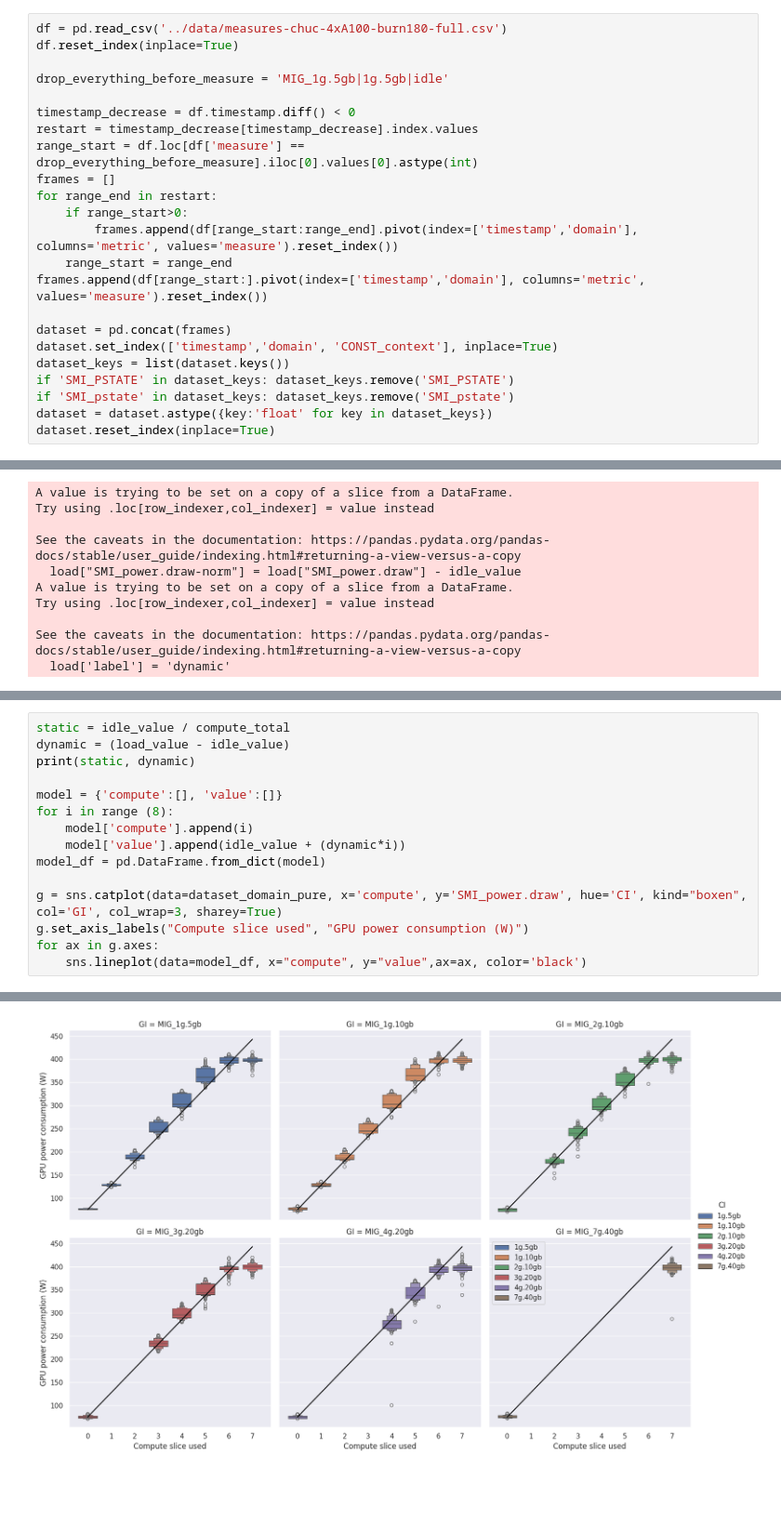
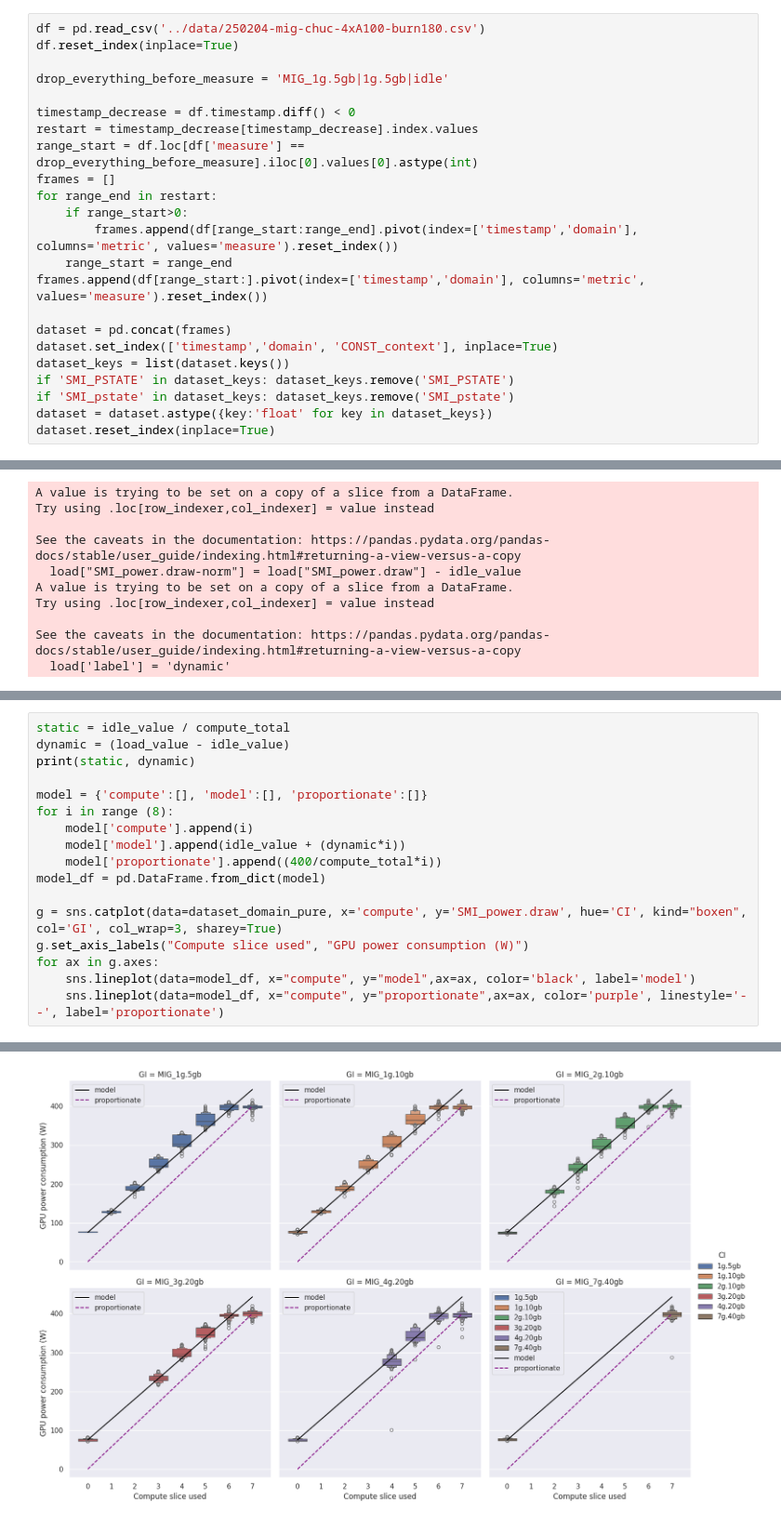
Before and after one commit to jacquetpi/cloud-gpu-manager, a Jupyter notebook: notebooks/mig-investig.ipynb, the cells around one changed output, grey strips where cells are left out. Shown at 93% size. Saved outputs shown, nothing was run; the diff lists cells and outputs as text; blank space fills up the shorter version.

```diff
--- a/notebooks/mig-investig.ipynb
+++ b/notebooks/mig-investig.ipynb
@@ -6,7 +6,7 @@ import re
 import matplotlib.pyplot as plt
 import seaborn as sns
 # %%
-df = pd.read_csv('../data/measures-chuc-4xA100-burn180-full.csv')
+df = pd.read_csv('../data/250204-mig-chuc-4xA100-burn180.csv')
 df.reset_index(inplace=True)
 
 drop_everything_before_measure = 'MIG_1g.5gb|1g.5gb|idle'
@@ -121,18 +120,20 @@ t = g.set_axis_labels("GPU power consumption (W)", "")
 # %%
 static = idle_value / compute_total
 dynamic = (load_value - idle_value)
 print(static, dynamic)
 
-model = {'compute':[], 'value':[]}
+model = {'compute':[], 'model':[], 'proportionate':[]}
 for i in range (8):
     model['compute'].append(i)
-    model['value'].append(idle_value + (dynamic*i))
+    model['model'].append(idle_value + (dynamic*i))
+    model['proportionate'].append((400/compute_total*i))
 model_df = pd.DataFrame.from_dict(model)
 
 g = sns.catplot(data=dataset_domain_pure, x='compute', y='SMI_power.draw', hue='CI', kind="boxen", col='GI', col_wrap=3, sharey=True)
 g.set_axis_labels("Compute slice used", "GPU power consumption (W)")
 for ax in g.axes:
-    sns.lineplot(data=model_df, x="compute", y="value",ax=ax, color='black')
+    sns.lineplot(data=model_df, x="compute", y="model",ax=ax, color='black', label='model')
+    sns.lineplot(data=model_df, x="compute", y="proportionate",ax=ax, color='purple', linestyle='--', label='proportionate')
 # %% [output]
 10.771428571428572 52.53999999999999
-[figure, old version]
+[figure, new version]
```
Also changed, not shown: parts of 4 cells of this notebook, 6 other files.
